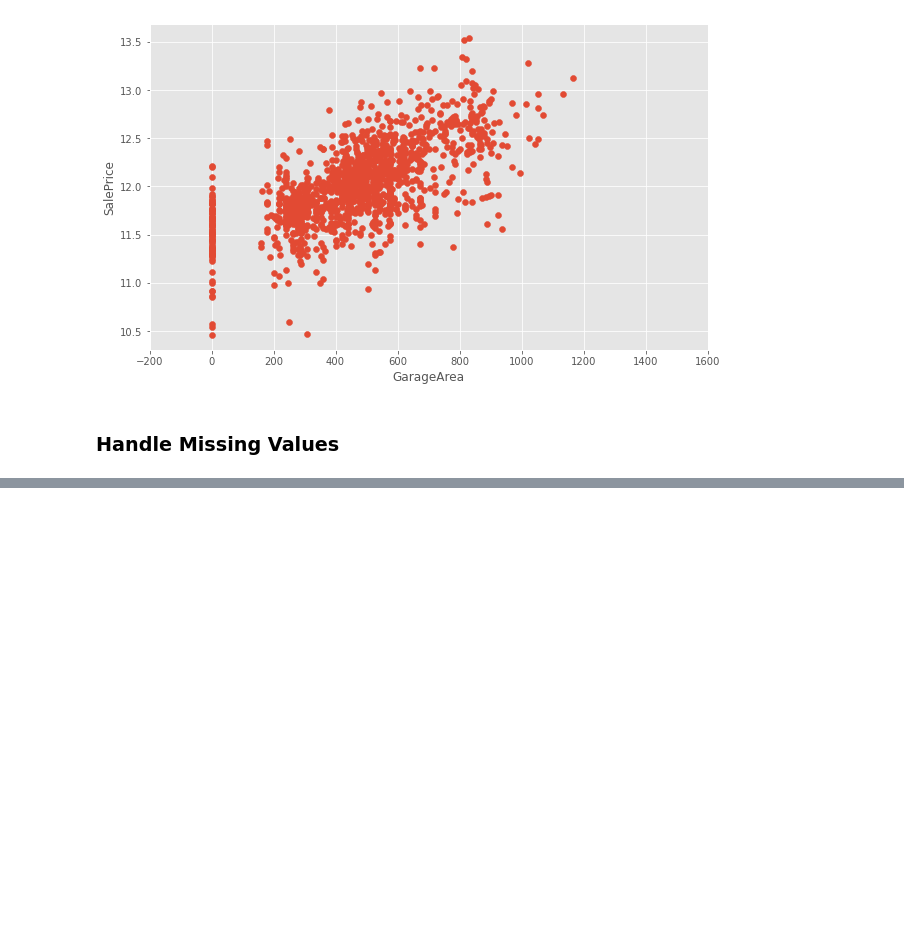
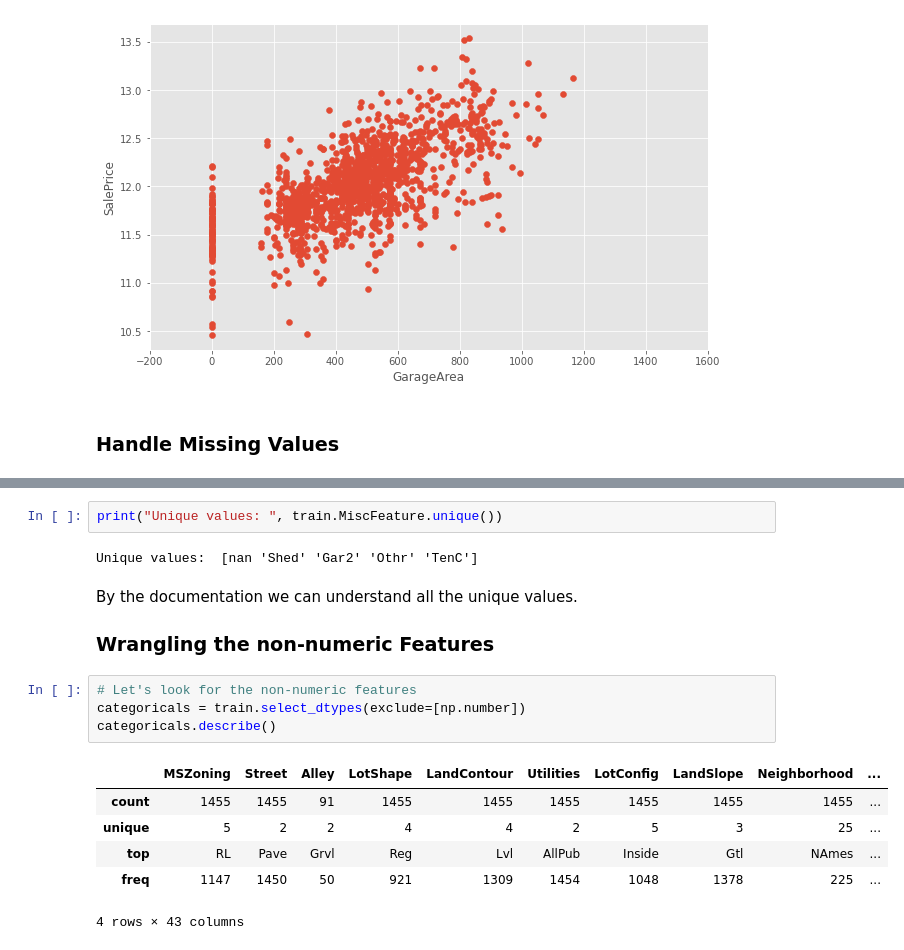
Before and after one commit to biad-iritie/House-Prices-Competition, a Jupyter notebook: index.ipynb, the cells around one changed output, grey strips where cells are left out. Cells and saved outputs as stored; diff of their text form; blank space fills up the shorter version.

```diff
--- a/index.ipynb
+++ b/index.ipynb
@@ -283,0 +288,19 @@ nulls
+# %%
+print("Unique values: ", train.MiscFeature.unique())
+# %% [output]
+Unique values:  [nan 'Shed' 'Gar2' 'Othr' 'TenC']
+# %% [markdown]
+By the documentation we can understand all the unique values.
+
+### Wrangling the non-numeric Features
+# %%
+# Let's look for the non-numeric features
+categoricals = train.select_dtypes(exclude=[np.number])
+categoricals.describe()
+# %% [output]
+|  | MSZoning | Street | Alley | LotShape | LandContour | Utilities | LotConfig | LandSlope | Neighborhood | ... |
+| count | 1455 | 1455 | 91 | 1455 | 1455 | 1455 | 1455 | 1455 | 1455 | ... |
+| unique | 5 | 2 | 2 | 4 | 4 | 2 | 5 | 3 | 25 | ... |
+| top | RL | Pave | Grvl | Reg | Lvl | AllPub | Inside | Gtl | NAmes | ... |
+| freq | 1147 | 1450 | 50 | 921 | 1309 | 1454 | 1048 | 1378 | 225 | ... |
+4 rows × 43 columns
```
Also changed, not shown: parts of 4 cells of this notebook.
